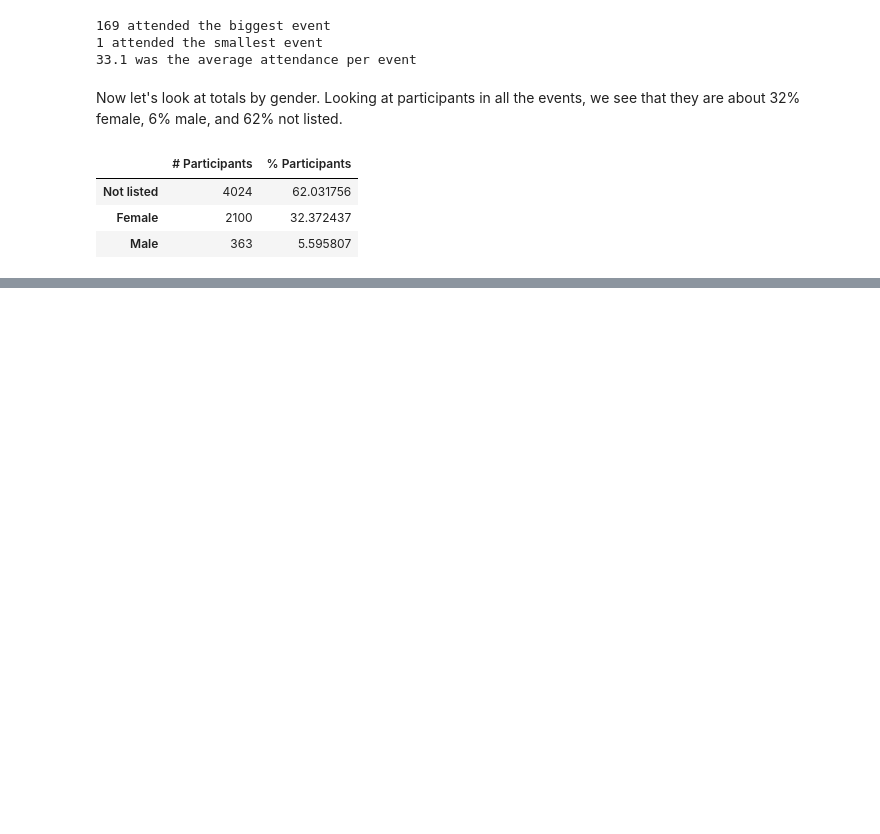
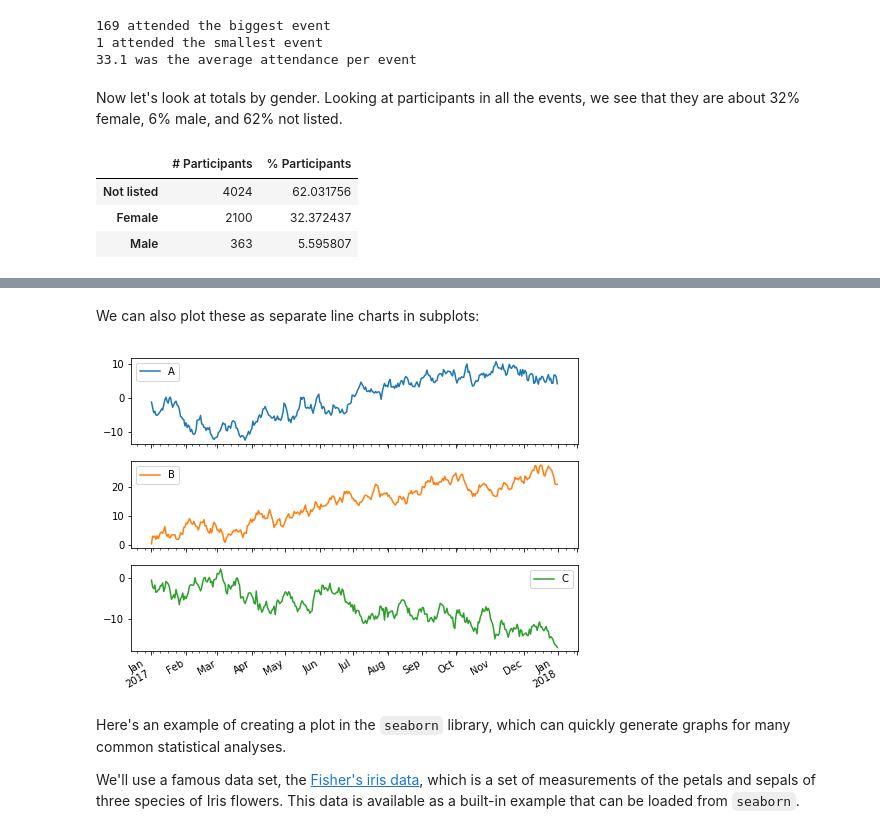
Before and after one commit to jenfly/llc-python-resources, a Jupyter notebook: next-steps.ipynb, the cells around one changed output, grey strips where cells are left out. Saved outputs shown, nothing was run; the diff lists cells and outputs as text; code cells hidden in the pictures; blank space fills up the shorter version.

```diff
--- a/next-steps.ipynb
+++ b/next-steps.ipynb
@@ -351,0 +715,10 @@ Coming soon!
+# %% [markdown]
+We can also plot these as separate line charts in subplots:
+# %%
+ts.plot(figsize=(8, 6), subplots=True);
+# %% [output]
+[figure, added]
+# %% [markdown]
+Here's an example of creating a plot in the `seaborn` library, which can quickly generate graphs for many common statistical analyses.
+
+We'll use a famous data set, the [Fisher's iris data](https://en.wikipedia.org/wiki/Iris_flower_data_set), which is a set of measurements of the petals and sepals of three species of Iris flowers. This data is available as a built-in example that can be loaded from `seaborn`.
```
Also changed, not shown: parts of 60 cells of this notebook, 10 other files.
